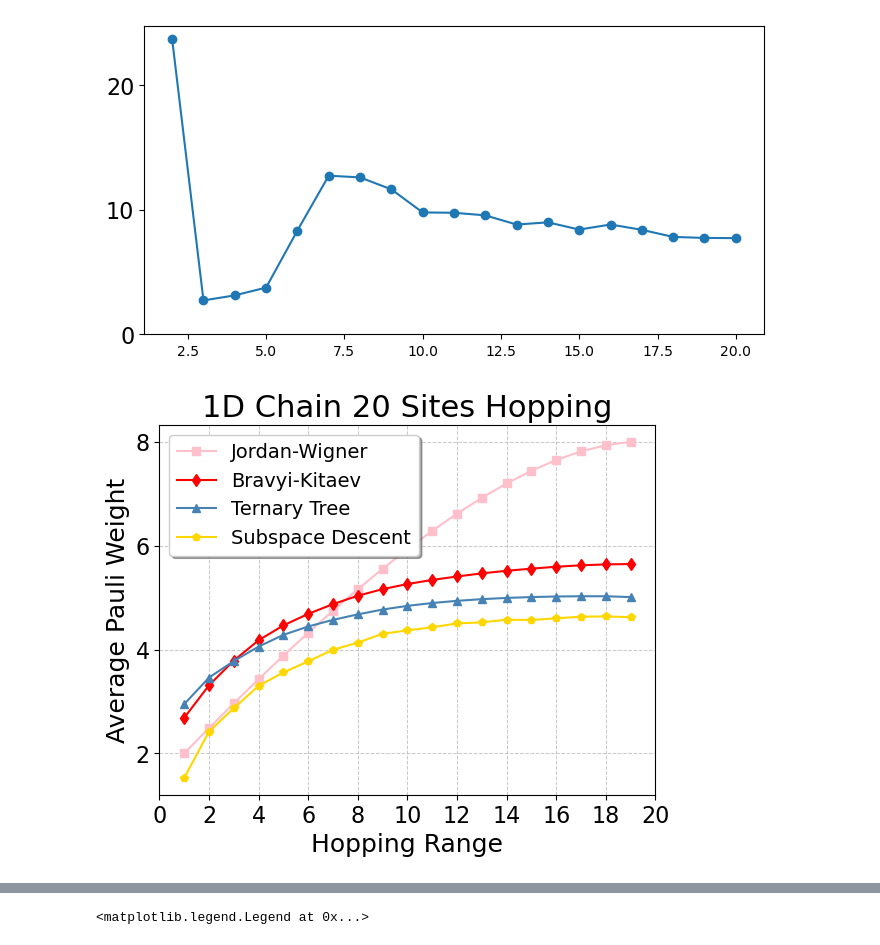
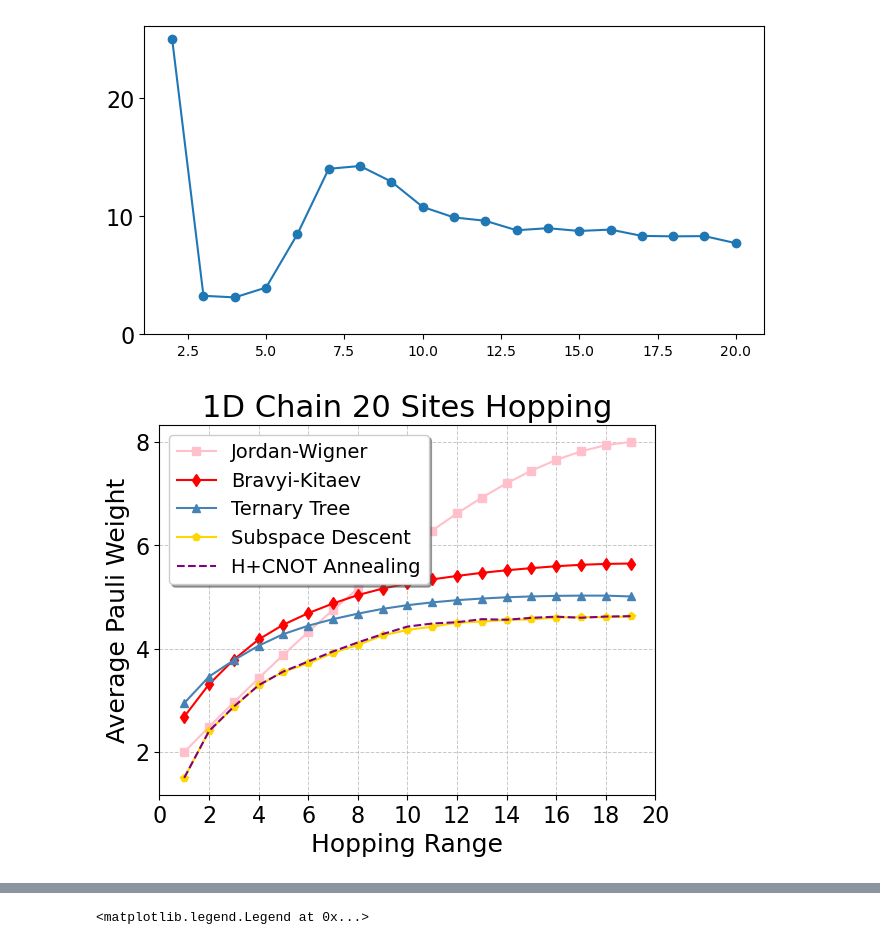
Before and after one commit to Genz17/F2Q, a Jupyter notebook: test.ipynb, the cells around one changed output, grey strips where cells are left out. Saved outputs shown, nothing was run; the diff lists cells and outputs as text; code cells hidden in the pictures.

```diff
--- a/test.ipynb
+++ b/test.ipynb
@@ -1,5 +1,12 @@
 # %%
 # 1d chain, 20 sites, j hopping
+# seed 1234
+# iter 200
+
+# 2: 2 - 5 JW
+# 3: 8 - 4 JW
+# 4: 8 - 4 JW
+# 5:
 # 9 - 3 min(rmax, random), iteration = 500
 
 # 10 - 19: 8 - 4, iter = 100
@@ -9,15 +16,18 @@ import numpy as np
 jw = [np.float64(2.0), np.float64(2.4864864864864864), np.float64(2.962962962962963), np.float64(3.4285714285714284), np.float64(3.8823529411764706), np.float64(4.3232323232323235), np.float64(4.75), np.float64(5.161290322580645), np.float64(5.555555555555555), np.float64(5.931034482758621), np.float64(6.285714285714286), np.float64(6.617283950617284), np.float64(6.923076923076923), np.float64(7.2), np.float64(7.444444444444445), np.float64(7.6521739130434785), np.float64(7.818181818181818), np.float64(7.936507936507937), np.float64(8.0)]
 bk = [np.float64(2.6842105263157894), np.float64(3.310810810810811), np.float64(3.787037037037037), np.float64(4.178571428571429), np.float64(4.464705882352941), np.float64(4.686868686868687), np.float64(4.875), np.float64(5.036290322580645), np.float64(5.162962962962963), np.float64(5.2620689655172415), np.float64(5.340909090909091), np.float64(5.407407407407407), np.float64(5.4674556213017755), np.float64(5.517142857142857), np.float64(5.558333333333334), np.float64(5.595108695652174), np.float64(5.622994652406417), np.float64(5.64021164021164), np.float64(5.647368421052631)]
 tt = [np.float64(2.9473684210526314), np.float64(3.4594594594594597), np.float64(3.7777777777777777), np.float64(4.057142857142857), np.float64(4.2823529411764705), np.float64(4.444444444444445), np.float64(4.571428571428571), np.float64(4.67741935483871), np.float64(4.770370370370371), np.float64(4.841379310344828), np.float64(4.896103896103896), np.float64(4.938271604938271), np.float64(4.970414201183432), np.float64(4.994285714285715), np.float64(5.011111111111111), np.float64(5.021739130434782), np.float64(5.026737967914438), np.float64(5.026455026455026), np.float64(5.010526315789473)]
-op = [np.float64(1.5263157894736843), np.float64(2.418918918918919), np.float64(2.8703703703703702), np.float64(3.3), np.float64(3.5588235294117645),
-      np.float64(3.772727272727273), np.float64(3.9955357142857144), np.float64(4.133064516129032), np.float64(4.303703703703704),
-      np.float64(4.36896551724138), np.float64(4.428571428571429),
-      np.float64(4.503086419753086), np.float64(4.523668639053255), np.float64(4.574285714285714), np.float64(4.569444444444445), np.float64(4.600543478260869), np.float64(4.633689839572193), np.float64(4.637566137566138), np.float64(4.623684210526315)]
+op = [np.float64(1.5), np.float64(2.4054054054054053), np.float64(2.8703703703703702), np.float64(3.2928571428571427), np.float64(3.552941176470588),
+      np.float64(3.717171717171717), np.float64(3.919642857142857), np.float64(4.07258064516129), np.float64(4.2555555555555555),
+      np.float64(4.362068965517241), np.float64(4.425324675324675),
+      np.float64(4.503086419753086), np.float64(4.523668639053255), np.float64(4.557142857142857), np.float64(4.566666666666666), np.float64(4.603260869565218), np.float64(4.609625668449198), np.float64(4.608465608465608), np.float64(4.623684210526315)]
+
+an = [1.5, 2.4054054054054053, 2.8796296296296298, 3.2928571428571427, 3.5588235294117645, 3.7525252525252526, 3.9464285714285716, 4.120967741935484, 4.281481481481482, 4.427586206896552, 4.487012987012987, 4.512345679012346, 4.571005917159764, 4.56, 4.597222222222222, 4.619565217391305, 4.598930481283422, 4.621693121693122, 4.628947368421053]
+
 
 im = []
 for i,o in enumerate(op):
     im.append(1 - o / min([jw[i],bk[i],tt[i]]),)
-    print(i+1,1 - o / min([jw[i],bk[i],tt[i]]),jw[i],bk[i],tt[i],o)
+    print(i+1,1 - o / min([jw[i],bk[i],tt[i]]),jw[i],bk[i],tt[i],an[i],o)
 plt.figure(figsize=(8,4))
 plt.plot(range(2, 2+len(im)),im,'-o')
 plt.yticks([0,0.1,0.2],[0,10,20],fontsize=16)
@@ -27,6 +37,7 @@ plt.plot(range(1,1+len(jw)), jw, '-s', label='Jordan-Wigner', c='pink')
 plt.plot(range(1,1+len(bk)), bk, '-d', label='Bravyi-Kitaev', c='red')
 plt.plot(range(1,1+len(tt)), tt, '-^', label='Ternary Tree',c='steelblue')
 plt.plot(range(1,1+len(op)), op, '-p', label='Subspace Descent',c='gold')
+plt.plot(range(1,1+len(an)), an, '--', label='H+CNOT Annealing',c='purple')
 plt.xlabel("Hopping Range", fontsize=18)
 plt.ylabel("Average Pauli Weight", fontsize=18)
 plt.yticks([2,4,6,8],[2,4,6,8],fontsize=16)
@@ -58,2 +69,2 @@ plt.savefig("1dhopping.pdf",bbox_inches='tight')
-[figure, old version]
+[figure, new version]
-[figure, old version]
+[figure, new version]
```
Also changed, not shown: parts of 6 cells of this notebook, 9 other files.
